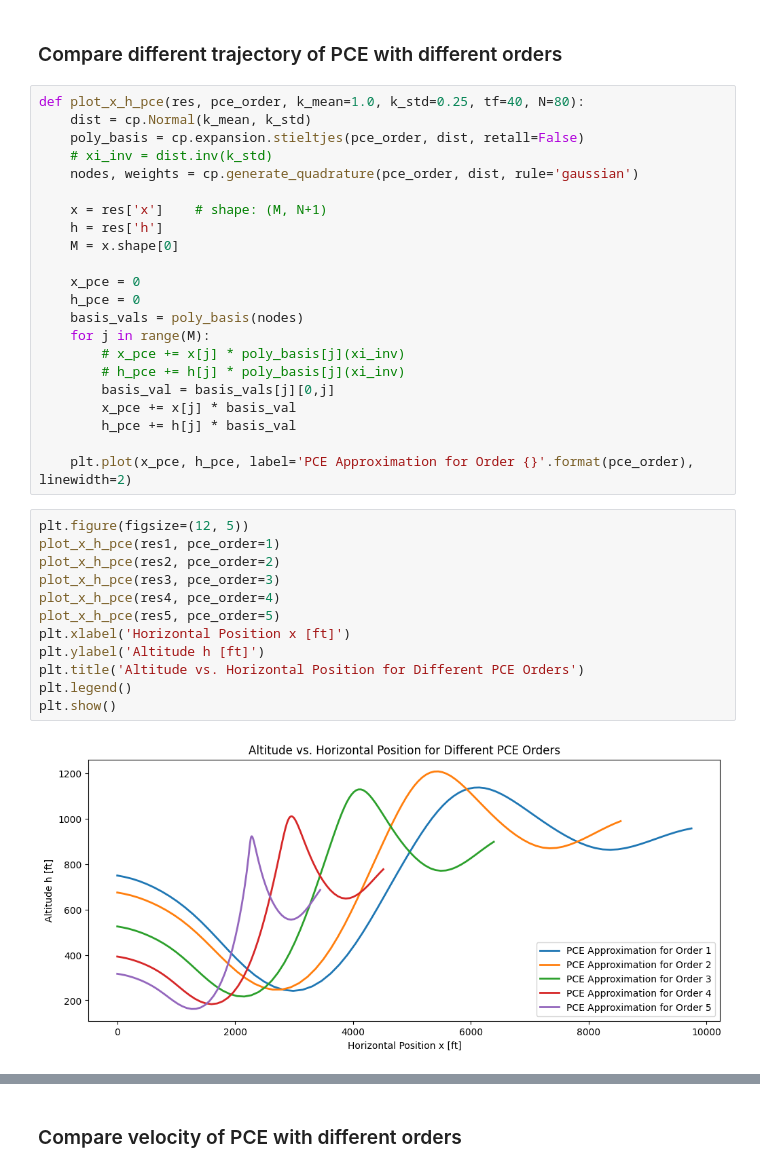
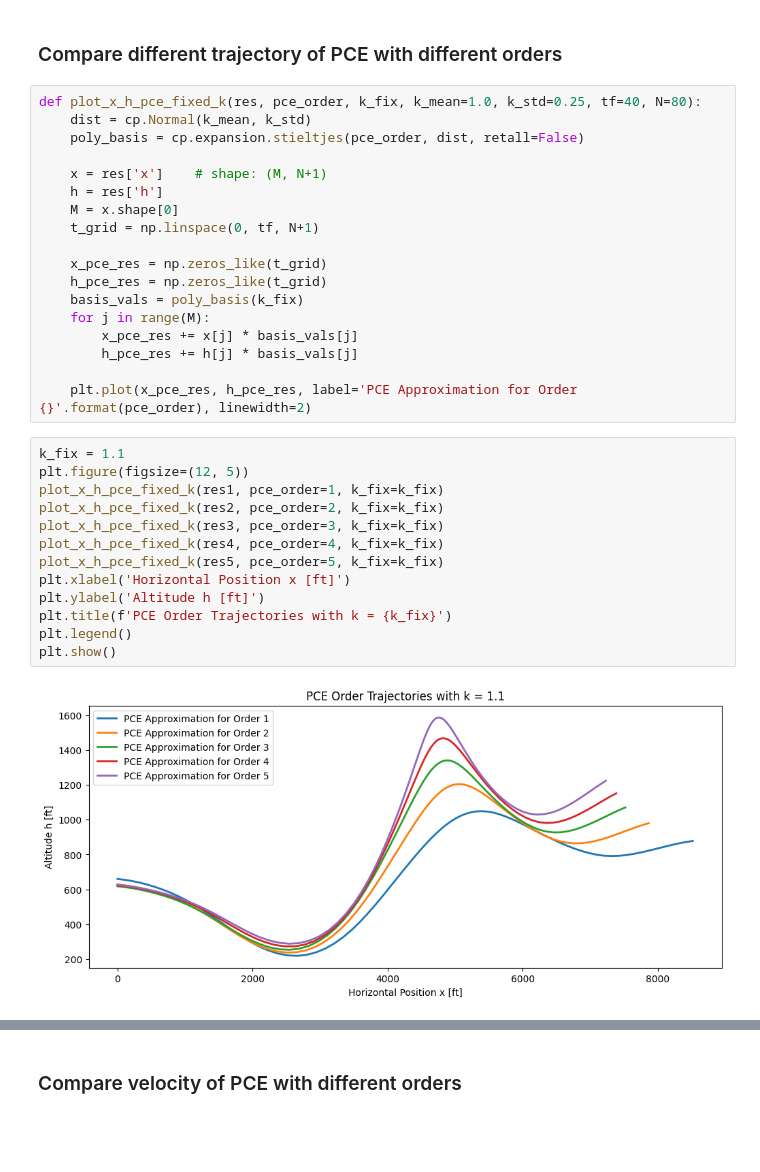
Before and after one commit to dmw1998/Case_Study_Log, a Jupyter notebook: compare_orders.ipynb, the cells around one changed output, grey strips where cells are left out. Drawn from its saved outputs; the diff is of its cells as text; blank space fills up the shorter version.

```diff
--- a/compare_orders.ipynb
+++ b/compare_orders.ipynb
@@ -733,38 +761,35 @@ Order 4: 0.008150
 # %% [markdown]
 ### Compare different trajectory of PCE with different orders
 # %%
-def plot_x_h_pce(res, pce_order, k_mean=1.0, k_std=0.25, tf=40, N=80):
+def plot_x_h_pce_fixed_k(res, pce_order, k_fix, k_mean=1.0, k_std=0.25, tf=40, N=80):
     dist = cp.Normal(k_mean, k_std)
     poly_basis = cp.expansion.stieltjes(pce_order, dist, retall=False)
-    # xi_inv = dist.inv(k_std)
-    nodes, weights = cp.generate_quadrature(pce_order, dist, rule='gaussian')
 
     x = res['x']    # shape: (M, N+1)
     h = res['h']
     M = x.shape[0]
+    t_grid = np.linspace(0, tf, N+1)
 
-    x_pce = 0
-    h_pce = 0
-    basis_vals = poly_basis(nodes)
+    x_pce_res = np.zeros_like(t_grid)
+    h_pce_res = np.zeros_like(t_grid)
+    basis_vals = poly_basis(k_fix)
     for j in range(M):
-        # x_pce += x[j] * poly_basis[j](xi_inv)
-        # h_pce += h[j] * poly_basis[j](xi_inv)
-        basis_val = basis_vals[j][0,j]
-        x_pce += x[j] * basis_val
-        h_pce += h[j] * basis_val
+        x_pce_res += x[j] * basis_vals[j]
+        h_pce_res += h[j] * basis_vals[j]
 
-    plt.plot(x_pce, h_pce, label='PCE Approximation for Order {}'.format(pce_order), linewidth=2)
+    plt.plot(x_pce_res, h_pce_res, label='PCE Approximation for Order {}'.format(pce_order), linewidth=2)
 # %%
+k_fix = 1.1
 plt.figure(figsize=(12, 5))
-plot_x_h_pce(res1, pce_order=1)
-plot_x_h_pce(res2, pce_order=2)
-plot_x_h_pce(res3, pce_order=3)
-plot_x_h_pce(res4, pce_order=4)
-plot_x_h_pce(res5, pce_order=5)
+plot_x_h_pce_fixed_k(res1, pce_order=1, k_fix=k_fix)
+plot_x_h_pce_fixed_k(res2, pce_order=2, k_fix=k_fix)
+plot_x_h_pce_fixed_k(res3, pce_order=3, k_fix=k_fix)
+plot_x_h_pce_fixed_k(res4, pce_order=4, k_fix=k_fix)
+plot_x_h_pce_fixed_k(res5, pce_order=5, k_fix=k_fix)
 plt.xlabel('Horizontal Position x [ft]')
 plt.ylabel('Altitude h [ft]')
-plt.title('Altitude vs. Horizontal Position for Different PCE Orders')
+plt.title(f'PCE Order Trajectories with k = {k_fix}')
 plt.legend()
 plt.show()
 # %% [output]
-[figure, old version]
+[figure, new version]
```
Also changed, not shown: parts of 13 cells of this notebook.
